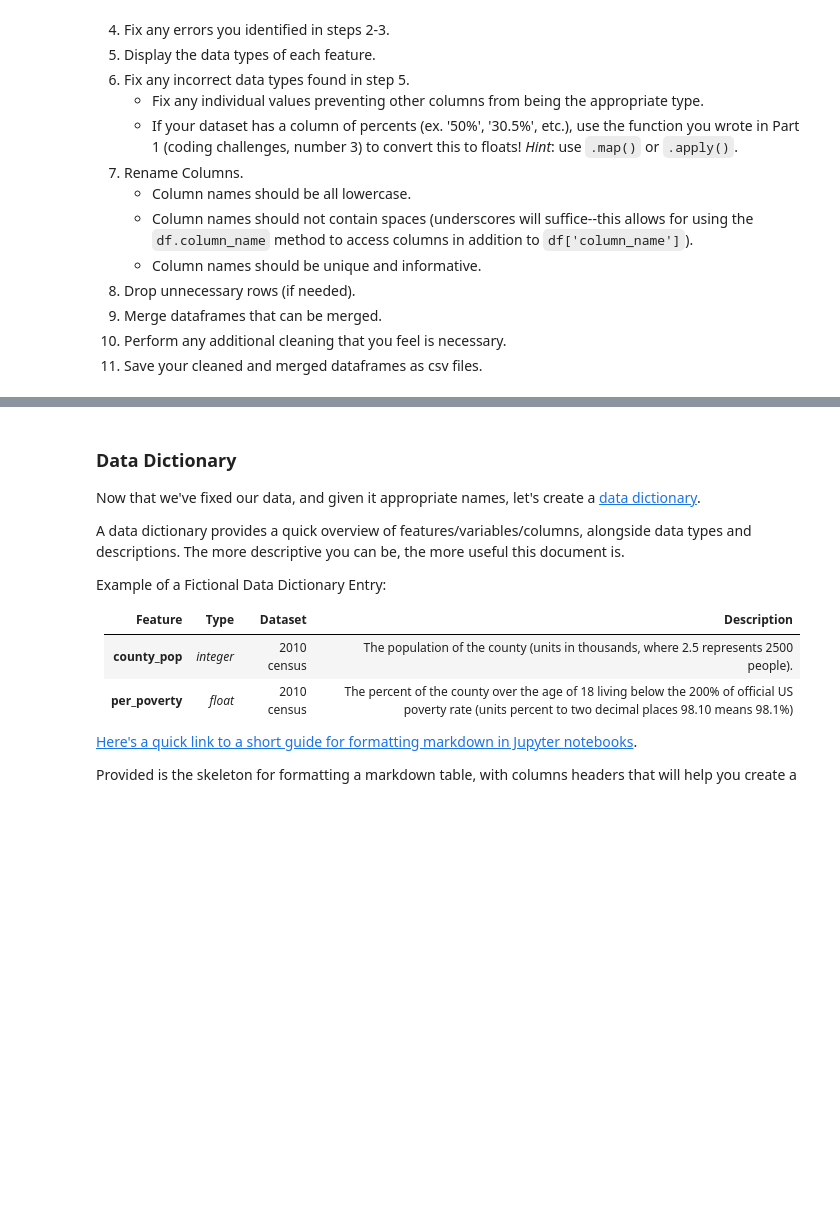
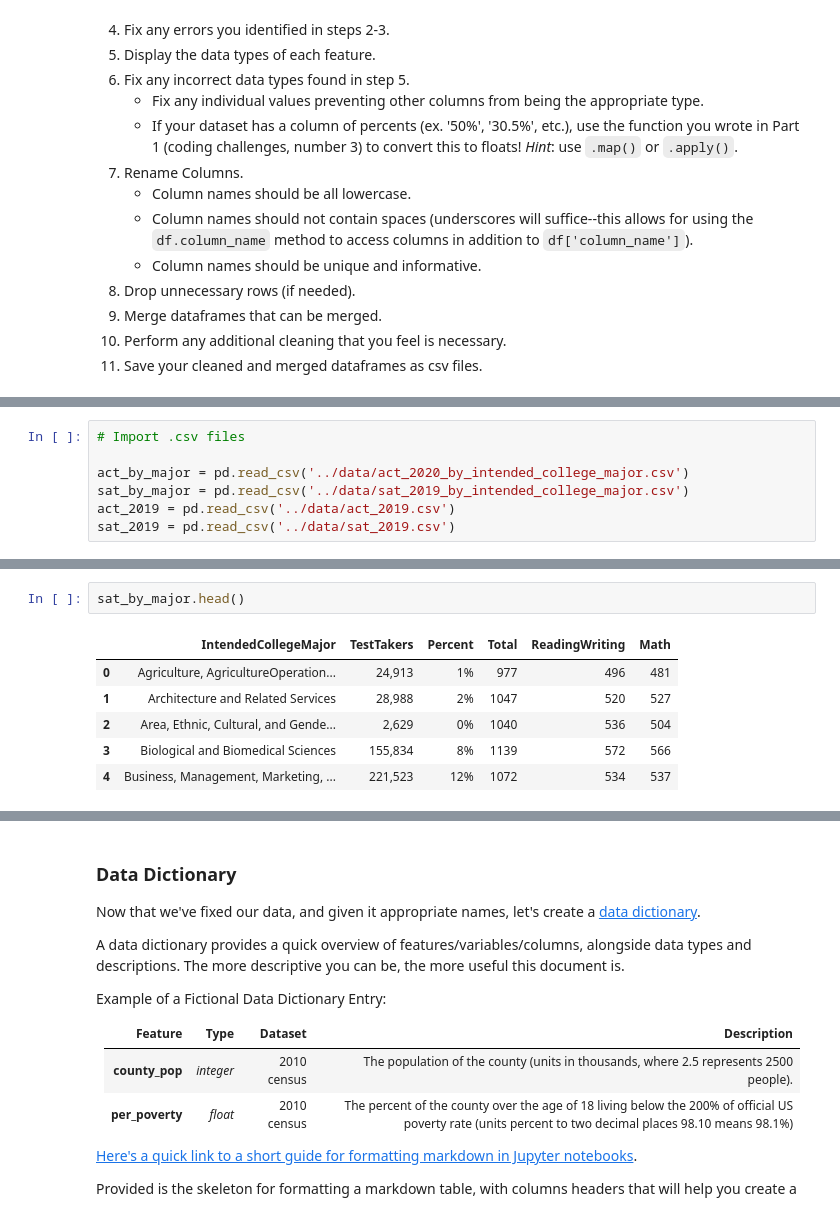
Before and after one commit to jlu7922/Standardized-Test-Analysis, a Jupyter notebook: code/starter-code-Jason.ipynb, the cells around one changed output, grey strips where cells are left out. Saved outputs shown, nothing was run; the diff lists cells and outputs as text; blank space fills up the shorter version.

```diff
--- a/code/starter-code-Jason.ipynb
+++ b/code/starter-code-Jason.ipynb
@@ -126,0 +166,7 @@ Import the datasets that you selected for this project and go through the follow
+# %%
+# Import .csv files
+
+act_by_major = pd.read_csv('../data/act_2020_by_intended_college_major.csv')
+sat_by_major = pd.read_csv('../data/sat_2019_by_intended_college_major.csv')
+act_2019 = pd.read_csv('../data/act_2019.csv')
+sat_2019 = pd.read_csv('../data/sat_2019.csv')
@@ -126,0 +183,9 @@ Import the datasets that you selected for this project and go through the follow
+# %%
+sat_by_major.head()
+# %% [output]
+|  | IntendedCollegeMajor | TestTakers | Percent | Total | ReadingWriting | Math |
+| 0 | Agriculture, AgricultureOperation... | 24,913 | 1% | 977 | 496 | 481 |
+| 1 | Architecture and Related Services | 28,988 | 2% | 1047 | 520 | 527 |
+| 2 | Area, Ethnic, Cultural, and Gende... | 2,629 | 0% | 1040 | 536 | 504 |
+| 3 | Biological and Biomedical Sciences | 155,834 | 8% | 1139 | 572 | 566 |
+| 4 | Business, Management, Marketing, ... | 221,523 | 12% | 1072 | 534 | 537 |
```
Also changed, not shown: parts of 53 cells of this notebook.
